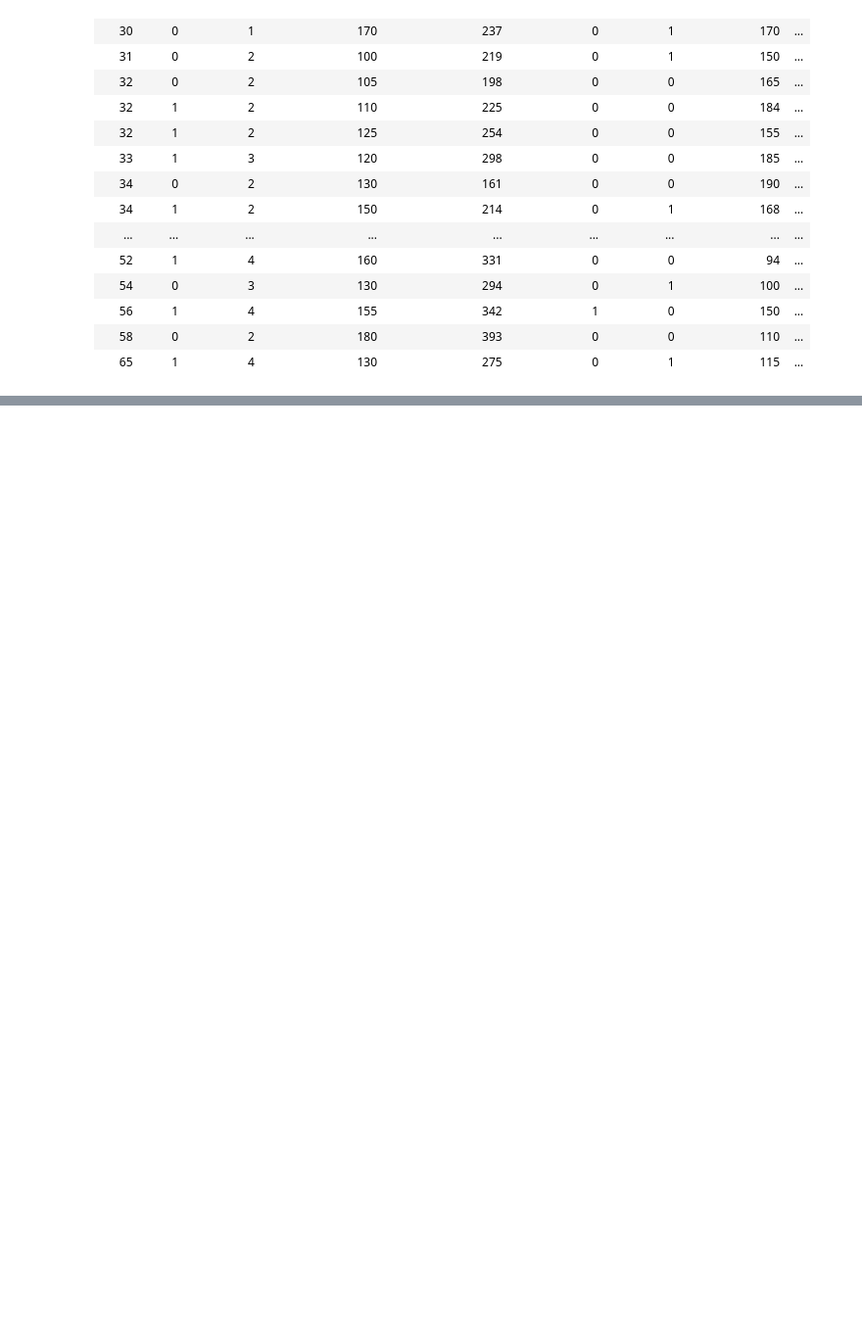
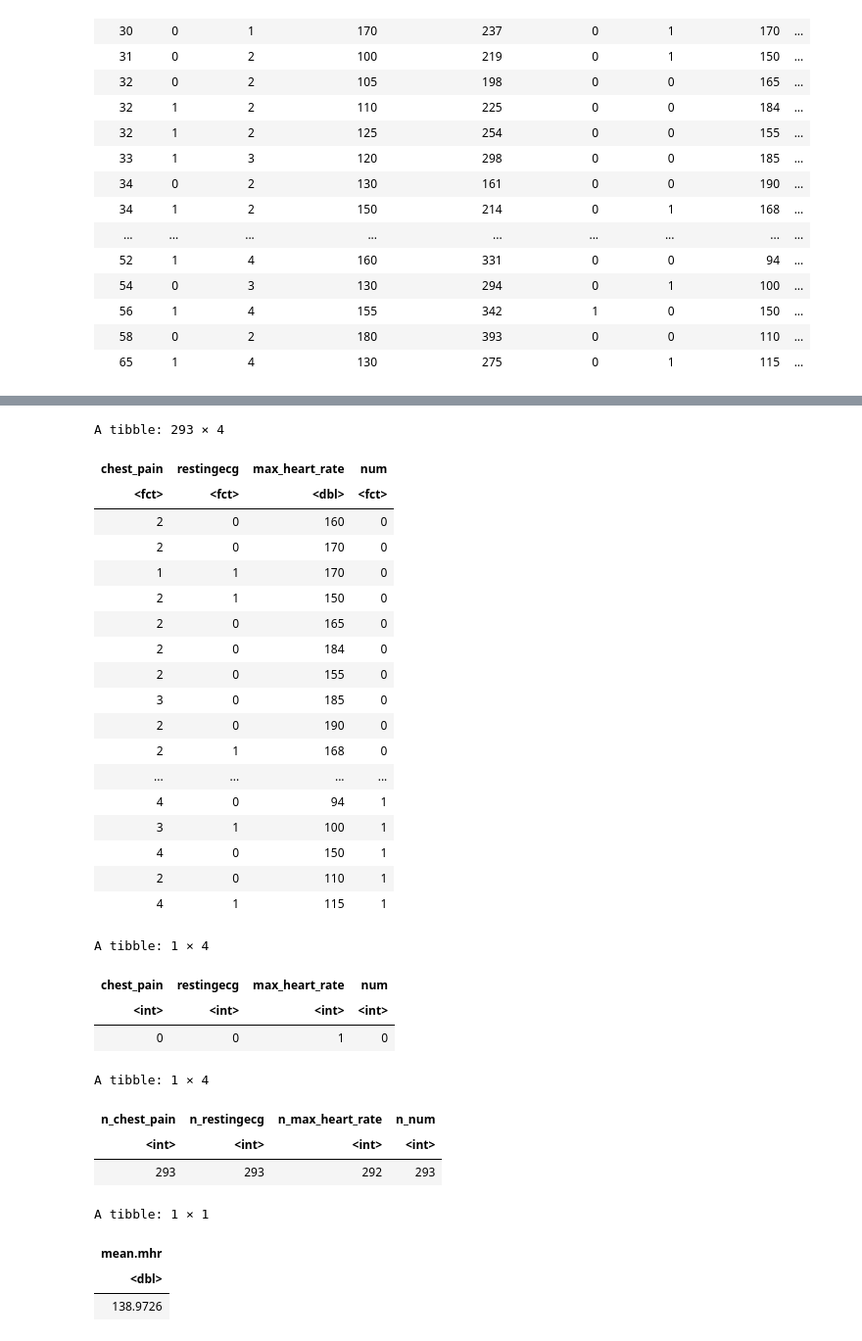
Before and after one commit to drew-gnaw/DSCI100-G81, a Jupyter notebook: WebImport.ipynb, the cells around one changed output, grey strips where cells are left out. Shown at 98% size. Saved outputs shown, nothing was run; the diff lists cells and outputs as text; code cells hidden in the pictures; blank space fills up the shorter version.

Commit message:
summarize table

```diff
--- a/WebImport.ipynb
+++ b/WebImport.ipynb
@@ -44,3 +55,27 @@ A spec_tbl_df: 293 × 14
 | 56 | 1 | 4 | 155 | 342 | 1 | 0 | 150 | ... |
 | 58 | 0 | 2 | 180 | 393 | 0 | 0 | 110 | ... |
 | 65 | 1 | 4 | 130 | 275 | 0 | 1 | 115 | ... |
+# %%
+heart_data_tidy <- heart_data |> select(chest_pain, restingecg, max_heart_rate, num) |>
+                   mutate(chest_pain = as_factor(chest_pain),
+                          restingecg = as_factor(restingecg),
+                          max_heart_rate = as.numeric(max_heart_rate),
+                          num = as_factor(num))
+heart_data_tidy
+
+heart_data_miss_data_num <- heart_data_tidy|>
+                        map_df(is.na)|>
+                        map_df(sum)
+heart_data_miss_data_num
+
+heart_data_obs_num <- heart_data_tidy|>
+     summarize(n_chest_pain = sum(!is.na(chest_pain)),
+               n_restingecg = sum(!is.na(restingecg)),
+               n_max_heart_rate = sum(!is.na(max_heart_rate)),
+               n_num = sum(!is.na(num)))
+heart_data_obs_num
+
+heart_data_max_heart_rate_mean <- heart_data_tidy|>
+                                  summarize(mean.mhr=mean(max_heart_rate, na.rm=TRUE))
+heart_data_max_heart_rate_mean
+# %% [output]
@@ -46,0 +84,31 @@ A spec_tbl_df: 293 × 14
+A tibble: 293 × 4
+| chest_pain | restingecg | max_heart_rate | num |
+| <fct> | <fct> | <dbl> | <fct> |
+| 2 | 0 | 160 | 0 |
+| 2 | 0 | 170 | 0 |
+| 1 | 1 | 170 | 0 |
+| 2 | 1 | 150 | 0 |
+| 2 | 0 | 165 | 0 |
+| 2 | 0 | 184 | 0 |
+| 2 | 0 | 155 | 0 |
+| 3 | 0 | 185 | 0 |
+| 2 | 0 | 190 | 0 |
+| 2 | 1 | 168 | 0 |
+| ... | ... | ... | ... |
+| 4 | 0 | 94 | 1 |
+| 3 | 1 | 100 | 1 |
+| 4 | 0 | 150 | 1 |
+| 2 | 0 | 110 | 1 |
+| 4 | 1 | 115 | 1 |
+A tibble: 1 × 4
+| chest_pain | restingecg | max_heart_rate | num |
+| <int> | <int> | <int> | <int> |
+| 0 | 0 | 1 | 0 |
+A tibble: 1 × 4
+| n_chest_pain | n_restingecg | n_max_heart_rate | n_num |
+| <int> | <int> | <int> | <int> |
+| 293 | 293 | 292 | 293 |
+A tibble: 1 × 1
+| mean.mhr |
+| <dbl> |
+| 138.9726 |
```
Also changed, not shown: parts of 2 cells of this notebook.
